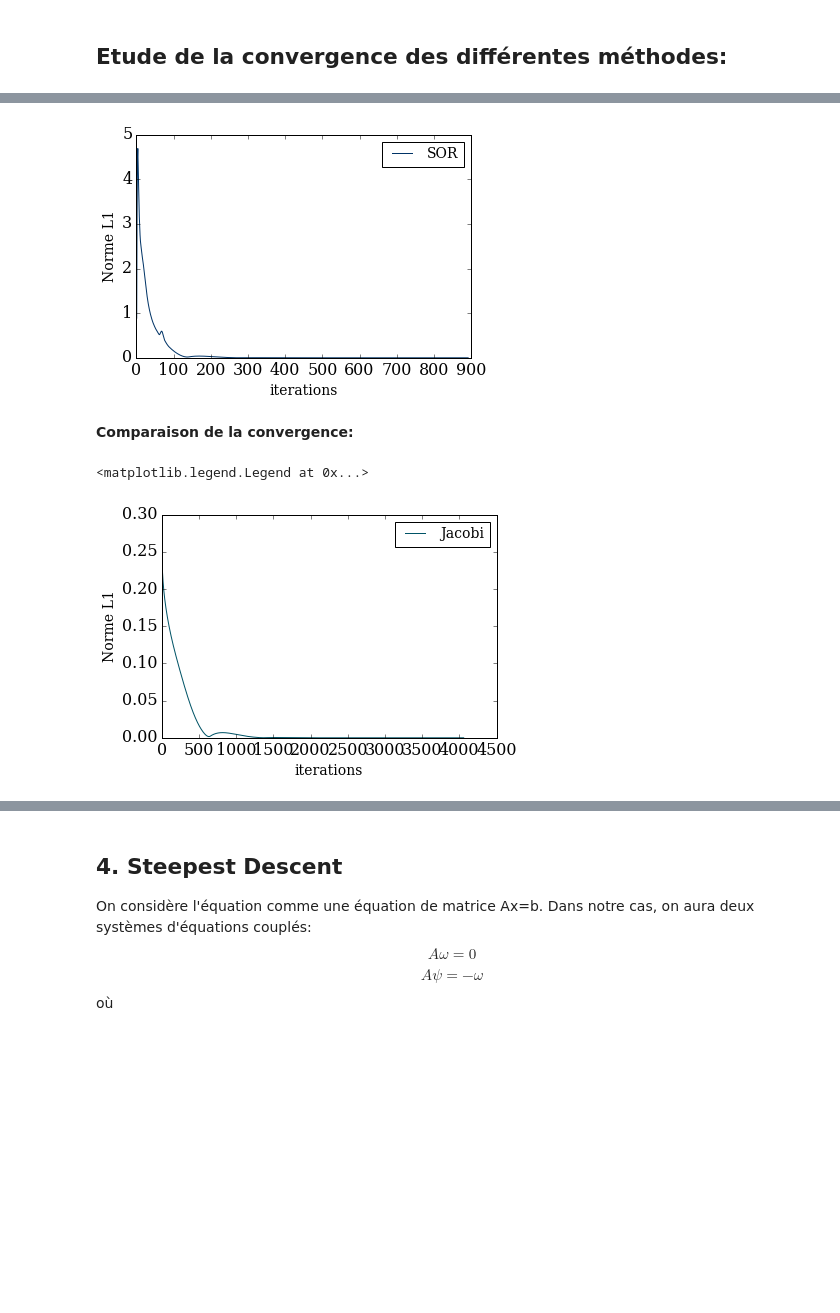
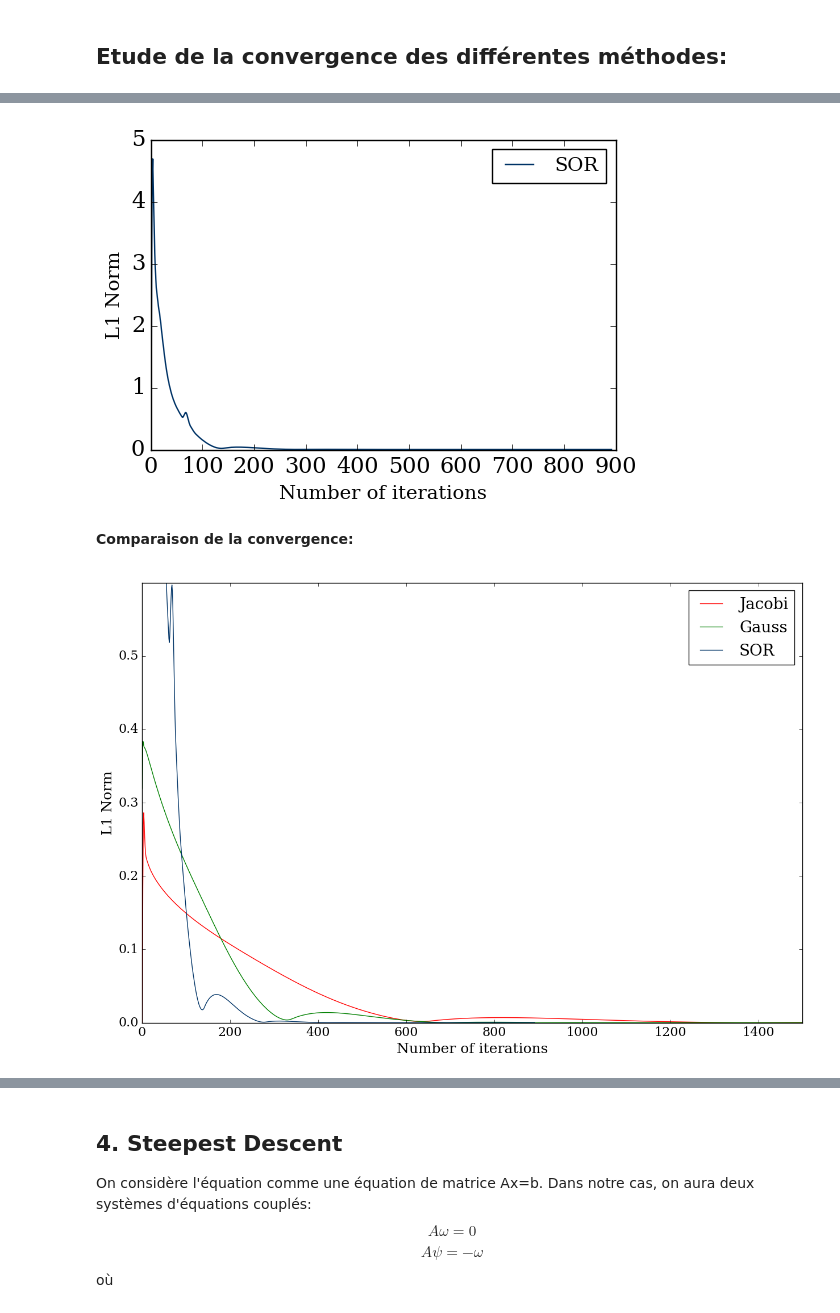
Before and after one commit to be-rays/Module5-StokesFlow, a Jupyter notebook: StokesFlow (1).ipynb, the cells around one changed output, grey strips where cells are left out. Drawn from its saved outputs; the diff is of its cells as text; code cells hidden in the pictures; blank space fills up the shorter version.

```diff
--- a/StokesFlow (1).ipynb
+++ b/StokesFlow (1).ipynb
@@ -570,18 +578,23 @@ pyplot.legend(loc='upper right',fontsize=14)
 # %%
 pyplot.plot(iterlist_SOR,normpsilist_SOR[:iterations_SOR-1], color='#003366',label='SOR')
-pyplot.xlabel('iterations', fontsize=14)
-pyplot.ylabel('Norme L1', fontsize=14)
+pyplot.xlabel('Number of iterations', fontsize=14)
+pyplot.ylabel('L1 Norm', fontsize=14)
 pyplot.legend(loc='upper right',fontsize=14)
 pyplot.close;
 # %% [output]
-[figure, old version]
+[figure, new version]
 # %% [markdown]
 **Comparaison de la convergence:**
 # %%
-pyplot.plot(iterlist_jac,normpsilist_jac[:iterations_jac-1], color='#005366',label='Jacobi')
-pyplot.xlabel('iterations', fontsize=14)
-pyplot.ylabel('Norme L1', fontsize=14)
-pyplot.legend(loc='upper right',fontsize=14)
+pyplot.figure(figsize=(15,10))
+pyplot.plot(iterlist_jac,normpsilist_jac[:iterations_jac-1], color='red',label='Jacobi')
+pyplot.plot(iterlist_gauss,normpsilist_gauss[:iterations_gauss-1], color='green',label='Gauss')
+pyplot.plot(iterlist_SOR,normpsilist_SOR[:iterations_SOR-1], color='#003366',label='SOR')
+pyplot.xlabel('Number of iterations', fontsize=18)
+pyplot.ylabel('L1 Norm', fontsize=18)
+pyplot.ylim(0,0.6)
+pyplot.xlim(0,1500)
+pyplot.legend(loc='upper right',fontsize=20)
+pyplot.close;
 # %% [output]
-<matplotlib.legend.Legend at 0x...>
-[figure, old version]
+[figure, new version]
```
Also changed, not shown: parts of 35 cells of this notebook.
